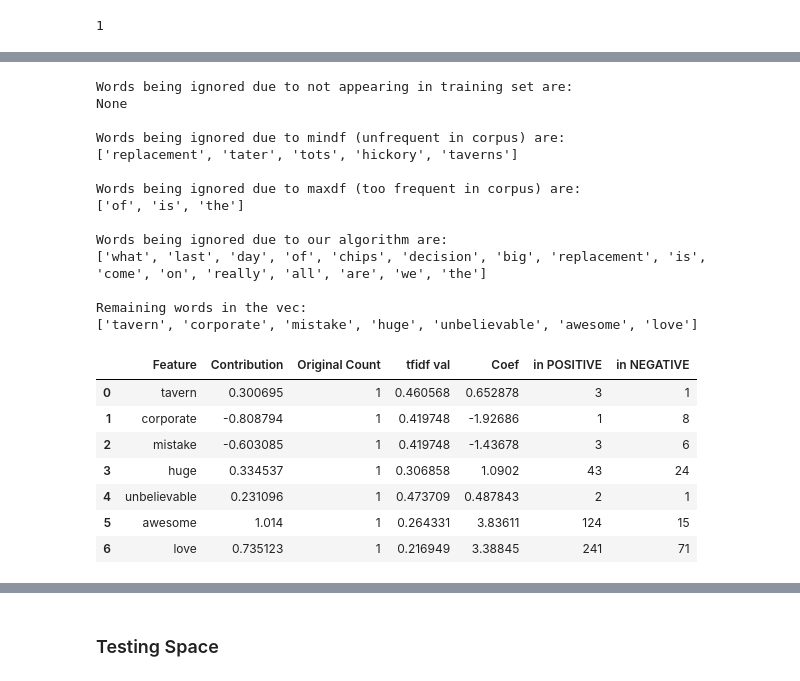
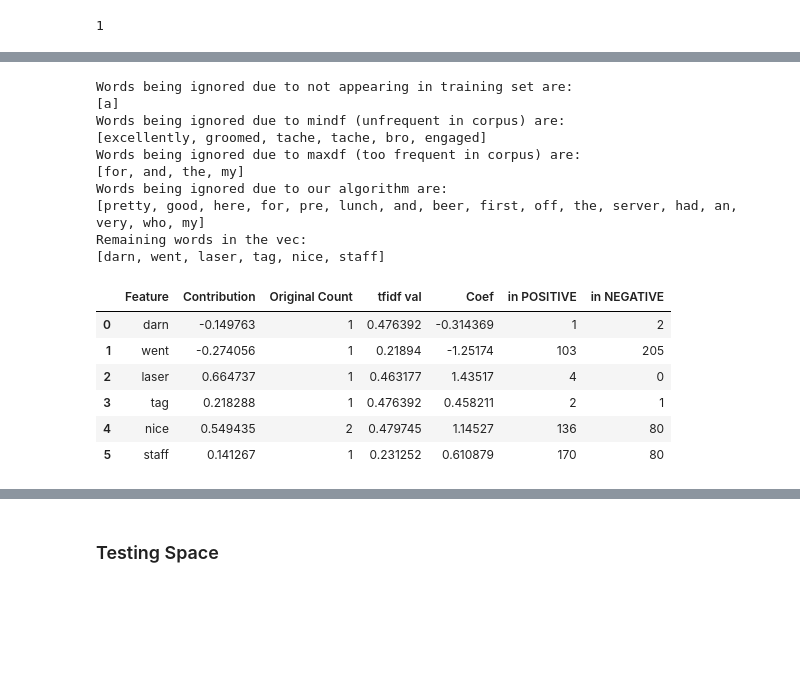
Before and after one commit to jiajinliang/Sentiment-Analysis-Generator-, a Jupyter notebook: optimized model.ipynb, the cells around one changed output, grey strips where cells are left out. Saved outputs shown, nothing was run; the diff lists cells and outputs as text; code cells hidden in the pictures; blank space fills up the shorter version.

```diff
--- a/optimized model.ipynb
+++ b/optimized model.ipynb
@@ -103,7 +104,8 @@ def clean(s):
 
     for w in l:
         if w in sentiment.count_vect.vocabulary_:
-            res.append(w)
+            if w not in res:
+                res.append(w)
         else:
             s_ignored.append(w)
 #     l = [w for w in l if w in sentiment.count_vect.vocabulary_]
@@ -180,5 +220,6 @@ for counter in range(0, len(sentiment.train_labels)):
 # %%
-def find_coef(sentence_vect, tfidf_vect, stop_words = stop_words, cls = cls, sentiment = sentiment):
+def find_coef(sentence_vect, tfidf_vect, stop_words = sentiment.stop_words, cls = cls, sentiment = sentiment):
+    p_dict,n_dict = explain_coef()
     import pandas as pd
 #     sentence_vect = clean(sentence)
     word_list = []
@@ -254,15 +295,23 @@ def highlight_min(s):
 def analysis(sentence):
     sentence_vect, s_ignored = clean(sentence)
     tfidf_vect = sentiment.count_vect.transform([sentence])
-    find_stop_words(s_ignored)
-    print("Remaining words in the vec:")
-    print(sentence_vect)
+    res = find_stop_words(s_ignored)
+    res += "Remaining words in the vec: \n["
+    for w in sentence_vect:
+        if w == sentence_vect[-1]:
+            res += w
+        else:
+            res += w + ', '
+    res += ']\n'
+    print(res)
+#     print("Remaining words in the vec:")
+#     print(sentence_vect)
     df = find_coef(sentence_vect, tfidf_vect)
     df = df.style.applymap(color_negative_red, subset=['Coef','Contribution']).\
         apply(highlight_max, subset=['Coef','Contribution']).\
         apply(highlight_min, subset=['Coef','Contribution'])
 #     df = df.style.apply(highlight_max)
-    return df
+    return df,res
 # %% [markdown]
 ### Visualization
 # %%
@@ -372,5 +421,5 @@ good example:
 # %%
-sentence = sentiment.train_data[288]
+sentence = sentiment.train_data[697]
 # %%
 sentence
 # %% [output]
@@ -386,29 +436,24 @@ Prediction: POSITIVE
 # %%
-df = analysis(sentence)
+df,res = analysis(sentence)
 df
 # %% [output]
 Words being ignored due to not appearing in training set are:
-None
-
+[a]
 Words being ignored due to mindf (unfrequent in corpus) are:
-['replacement', 'tater', 'tots', 'hickory', 'taverns']
-
+[excellently, groomed, tache, tache, bro, engaged]
 Words being ignored due to maxdf (too frequent in corpus) are:
-['of', 'is', 'the']
-
+[for, and, the, my]
 Words being ignored due to our algorithm are:
-['what', 'last', 'day', 'of', 'chips', 'decision', 'big', 'replacement', 'is', 'come', 'on', 'really', 'all', 'are', 'we', 'the']
-
+[pretty, good, here, for, pre, lunch, and, beer, first, off, the, server, had, an, very, who, my]
 Remaining words in the vec:
-['tavern', 'corporate', 'mistake', 'huge', 'unbelievable', 'awesome', 'love']
+[darn, went, laser, tag, nice, staff]
 |  | Feature | Contribution | Original Count | tfidf val | Coef | in POSITIVE | in NEGATIVE |
-| 0 | tavern | 0.300695 | 1 | 0.460568 | 0.652878 | 3 | 1 |
-| 1 | corporate | -0.808794 | 1 | 0.419748 | -1.92686 | 1 | 8 |
-| 2 | mistake | -0.603085 | 1 | 0.419748 | -1.43678 | 3 | 6 |
-| 3 | huge | 0.334537 | 1 | 0.306858 | 1.0902 | 43 | 24 |
-| 4 | unbelievable | 0.231096 | 1 | 0.473709 | 0.487843 | 2 | 1 |
-| 5 | awesome | 1.014 | 1 | 0.264331 | 3.83611 | 124 | 15 |
-| 6 | love | 0.735123 | 1 | 0.216949 | 3.38845 | 241 | 71 |
+| 0 | darn | -0.149763 | 1 | 0.476392 | -0.314369 | 1 | 2 |
+| 1 | went | -0.274056 | 1 | 0.21894 | -1.25174 | 103 | 205 |
+| 2 | laser | 0.664737 | 1 | 0.463177 | 1.43517 | 4 | 0 |
+| 3 | tag | 0.218288 | 1 | 0.476392 | 0.458211 | 2 | 1 |
+| 4 | nice | 0.549435 | 2 | 0.479745 | 1.14527 | 136 | 80 |
+| 5 | staff | 0.141267 | 1 | 0.231252 | 0.610879 | 170 | 80 |
 # %%
 figs = generate_graphs(sentence)
 # %% [output]
```
Also changed, not shown: parts of 17 cells of this notebook, 7 other files.
